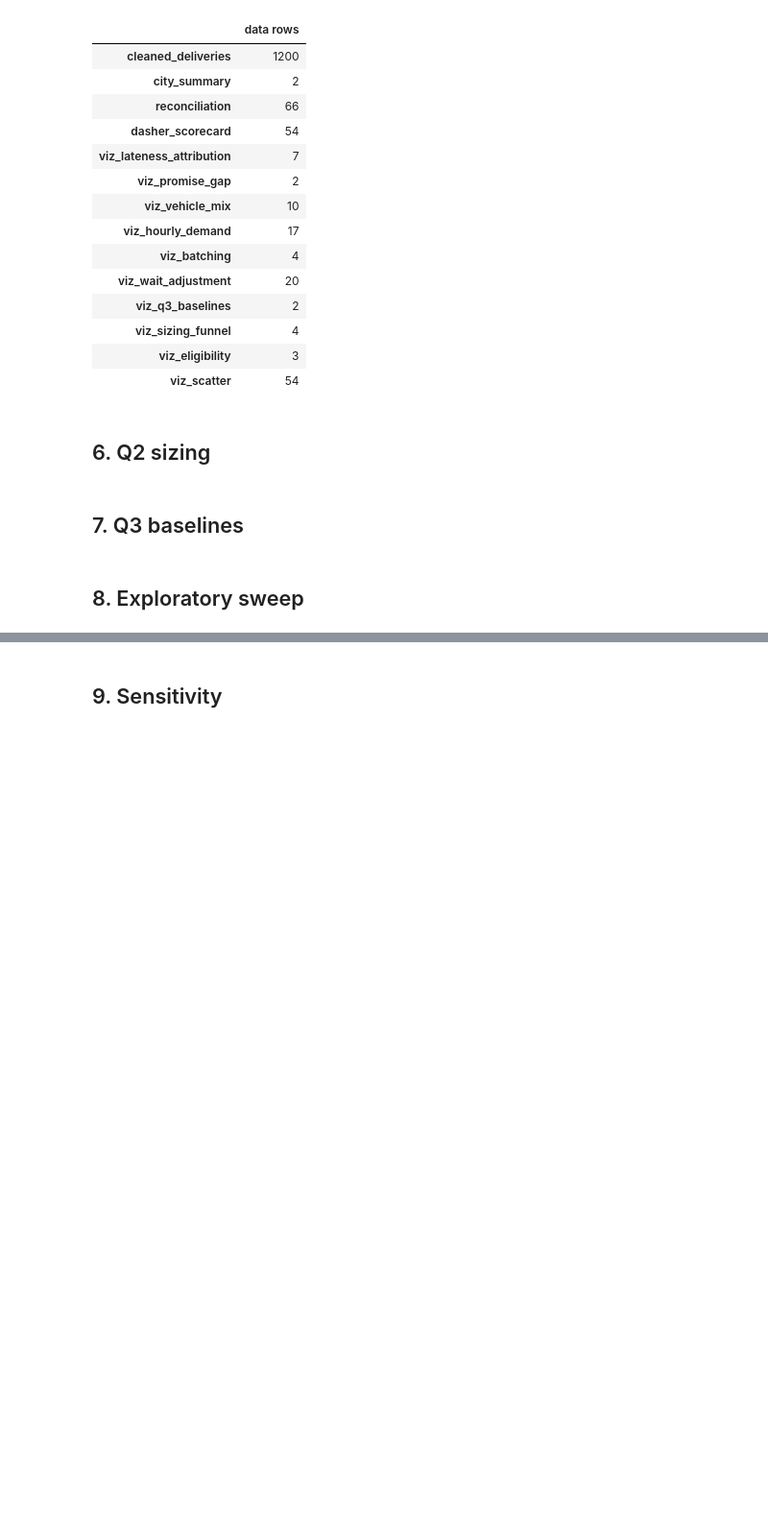
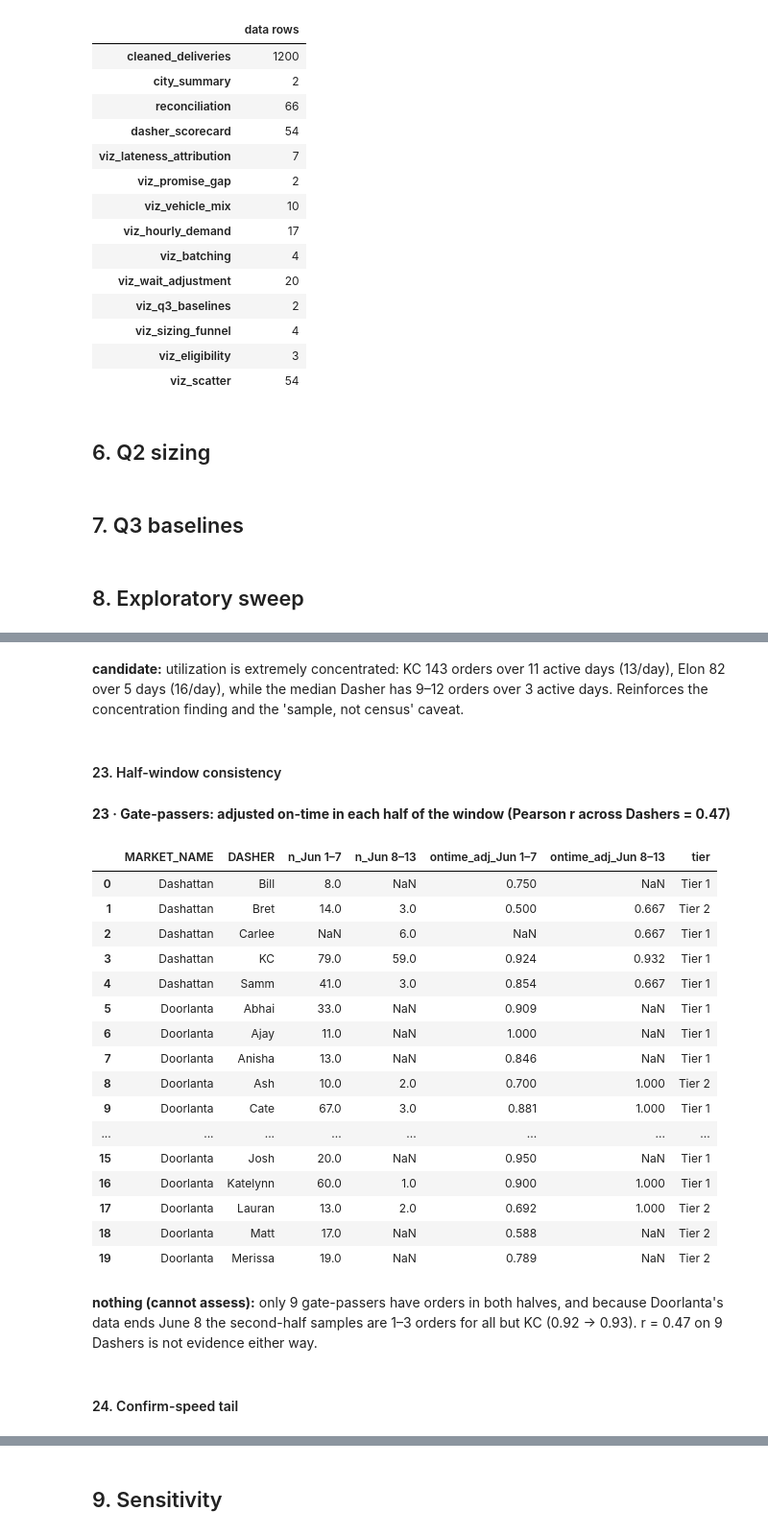
Before and after one commit to navya2392/widget-dasher-review, a Jupyter notebook: analysis.ipynb, the cells around one changed output, grey strips where cells are left out. Shown at 96% size. Saved outputs shown, nothing was run; the diff lists cells and outputs as text; code cells hidden in the pictures; blank space fills up the shorter version.

```diff
--- a/analysis.ipynb
+++ b/analysis.ipynb
@@ -1770,0 +1987,36 @@ Phase 3 acceptance: PASS
+# %% [markdown]
+**candidate:** utilization is extremely concentrated: KC 143 orders over 11 active days (13/day), Elon 82 over 5 days (16/day), while the median Dasher has 9–12 orders over 3 active days. Reinforces the concentration finding and the 'sample, not census' caveat.
+# %% [markdown]
+#### 23. Half-window consistency
+# %%
+# item 23 · half-window consistency: adjusted on-time per gate-passing Dasher, June 1–7 vs June 8–13 (ASAP only)
+half = asap.assign(half=np.where(asap["ACTIVE_DATE"].dt.day <= 7, "Jun 1–7", "Jun 8–13"))
+hw = half.groupby(["MARKET_NAME", "DASHER", "half"]).agg(n=("is_late_adj", "size"), ontime_adj=("is_late_adj", lambda s: 1 - s.mean())).unstack("half")
+hw.columns = [f"{a}_{b}" for a, b in hw.columns]
+hw = hw.reset_index().merge(scorecard[["MARKET_NAME", "DASHER", "passes_gates", "tier"]])
+t23 = hw[hw["passes_gates"]].drop(columns="passes_gates").round(3).sort_values(["MARKET_NAME", "DASHER"]).reset_index(drop=True)
+r_halves = t23[["ontime_adj_Jun 1–7", "ontime_adj_Jun 8–13"]].corr().iloc[0, 1]
+show(f"23 · Gate-passers: adjusted on-time in each half of the window (Pearson r across Dashers = {r_halves:.2f})", t23)
+# %% [output]
+**23 · Gate-passers: adjusted on-time in each half of the window (Pearson r across Dashers = 0.47)**
+|  | MARKET_NAME | DASHER | n_Jun 1–7 | n_Jun 8–13 | ontime_adj_Jun 1–7 | ontime_adj_Jun 8–13 | tier |
+| 0 | Dashattan | Bill | 8.0 | NaN | 0.750 | NaN | Tier 1 |
+| 1 | Dashattan | Bret | 14.0 | 3.0 | 0.500 | 0.667 | Tier 2 |
+| 2 | Dashattan | Carlee | NaN | 6.0 | NaN | 0.667 | Tier 1 |
+| 3 | Dashattan | KC | 79.0 | 59.0 | 0.924 | 0.932 | Tier 1 |
+| 4 | Dashattan | Samm | 41.0 | 3.0 | 0.854 | 0.667 | Tier 1 |
+| 5 | Doorlanta | Abhai | 33.0 | NaN | 0.909 | NaN | Tier 1 |
+| 6 | Doorlanta | Ajay | 11.0 | NaN | 1.000 | NaN | Tier 1 |
+| 7 | Doorlanta | Anisha | 13.0 | NaN | 0.846 | NaN | Tier 1 |
+| 8 | Doorlanta | Ash | 10.0 | 2.0 | 0.700 | 1.000 | Tier 2 |
+| 9 | Doorlanta | Cate | 67.0 | 3.0 | 0.881 | 1.000 | Tier 1 |
+| ... | ... | ... | ... | ... | ... | ... | ... |
+| 15 | Doorlanta | Josh | 20.0 | NaN | 0.950 | NaN | Tier 1 |
+| 16 | Doorlanta | Katelynn | 60.0 | 1.0 | 0.900 | 1.000 | Tier 1 |
+| 17 | Doorlanta | Lauran | 13.0 | 2.0 | 0.692 | 1.000 | Tier 2 |
+| 18 | Doorlanta | Matt | 17.0 | NaN | 0.588 | NaN | Tier 2 |
+| 19 | Doorlanta | Merissa | 19.0 | NaN | 0.789 | NaN | Tier 2 |
+# %% [markdown]
+**nothing (cannot assess):** only 9 gate-passers have orders in both halves, and because Doorlanta's data ends June 8 the second-half samples are 1–3 orders for all but KC (0.92 → 0.93). r = 0.47 on 9 Dashers is not evidence either way.
+# %% [markdown]
+#### 24. Confirm-speed tail
```
Also changed, not shown: parts of 60 cells of this notebook.
